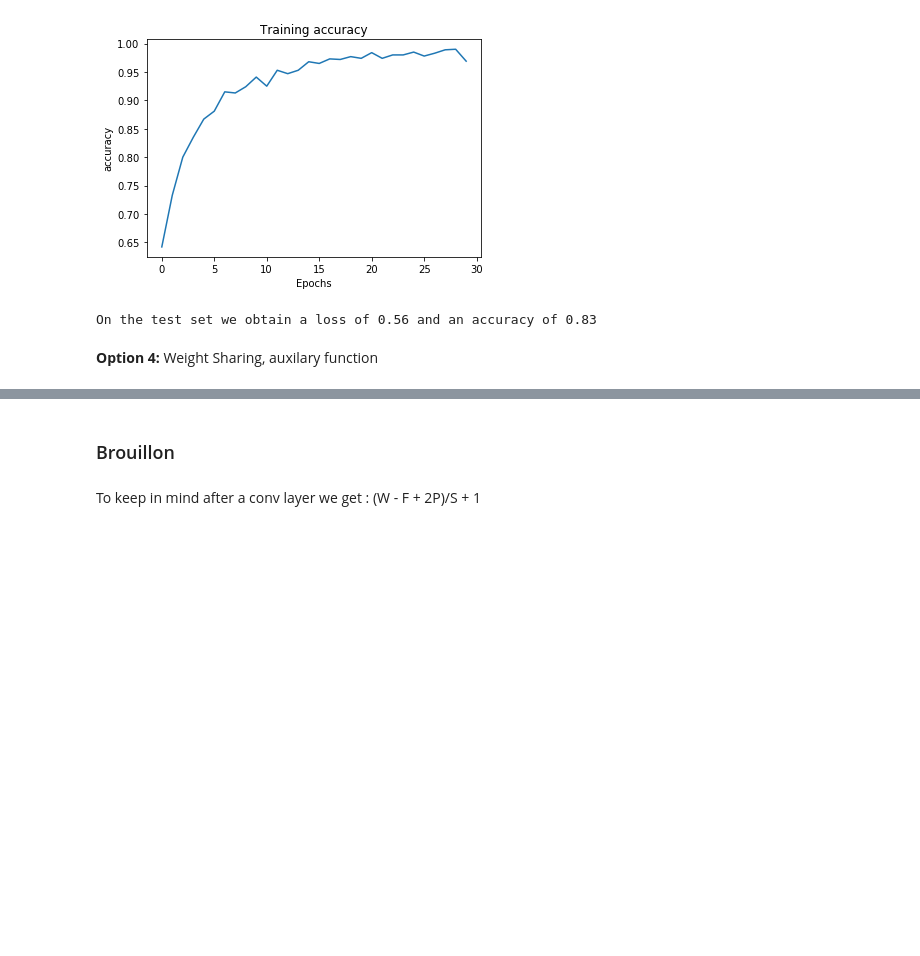
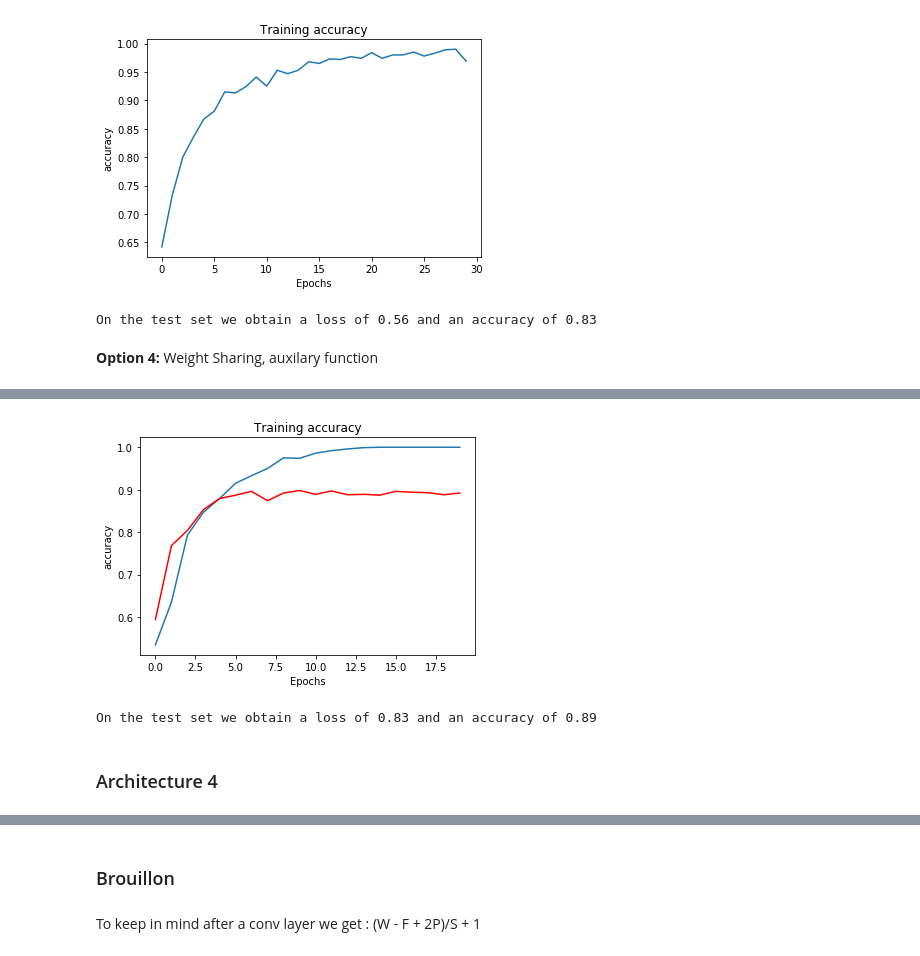
Before and after one commit to hm-haitham/DeepLearning, a Jupyter notebook: project_1/deep_learning_1_vRC.ipynb, the cells around one changed output, grey strips where cells are left out. Drawn from its saved outputs; the diff is of its cells as text; code cells hidden in the pictures; blank space fills up the shorter version.

```diff
--- a/project_1/deep_learning_1_vRC.ipynb
+++ b/project_1/deep_learning_1_vRC.ipynb
@@ -362,0 +456,16 @@ At epoch 20 the accuracy is 1.0
+# %%
+plt.plot(training_acc)
+plt.plot(test_acc, color ='r')
+plt.title('Training accuracy')
+plt.xlabel("Epochs")
+plt.ylabel("accuracy")
+plt.show()
+# %% [output]
+[figure, added]
+# %%
+test_loss ,test_acc = test_siamese(model2, test_dataloader, aux_loss = True)
+print("On the test set we obtain a loss of {:.2f} and an accuracy of {:.2f}".format(test_loss,test_acc))
+# %% [output]
+On the test set we obtain a loss of 0.83 and an accuracy of 0.89
+# %% [markdown]
+### Architecture 4
```
Also changed, not shown: parts of 24 cells of this notebook, 3 other files.
